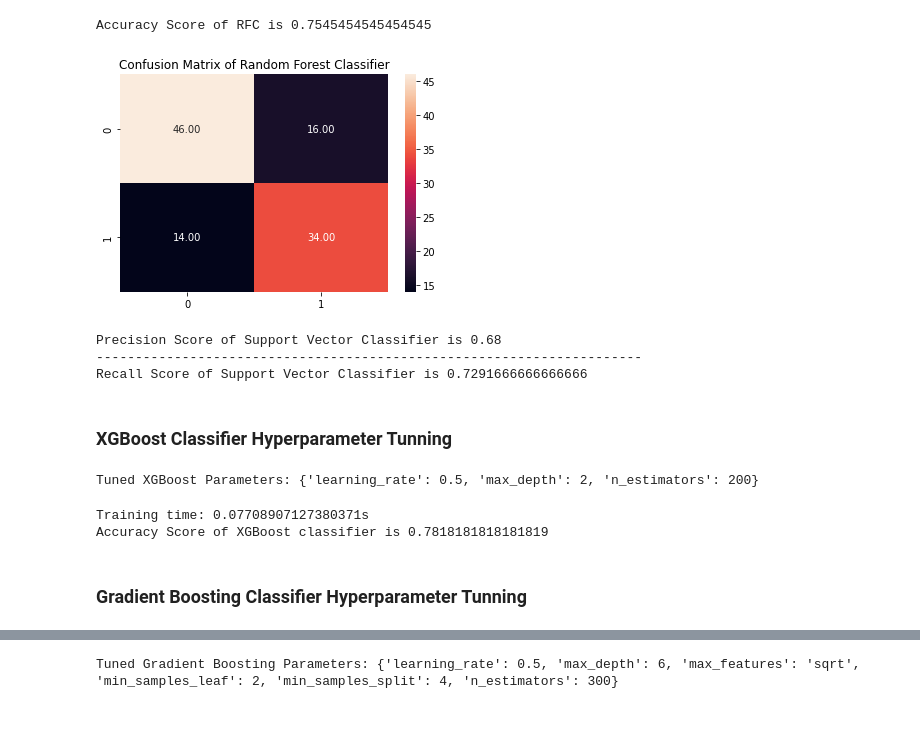
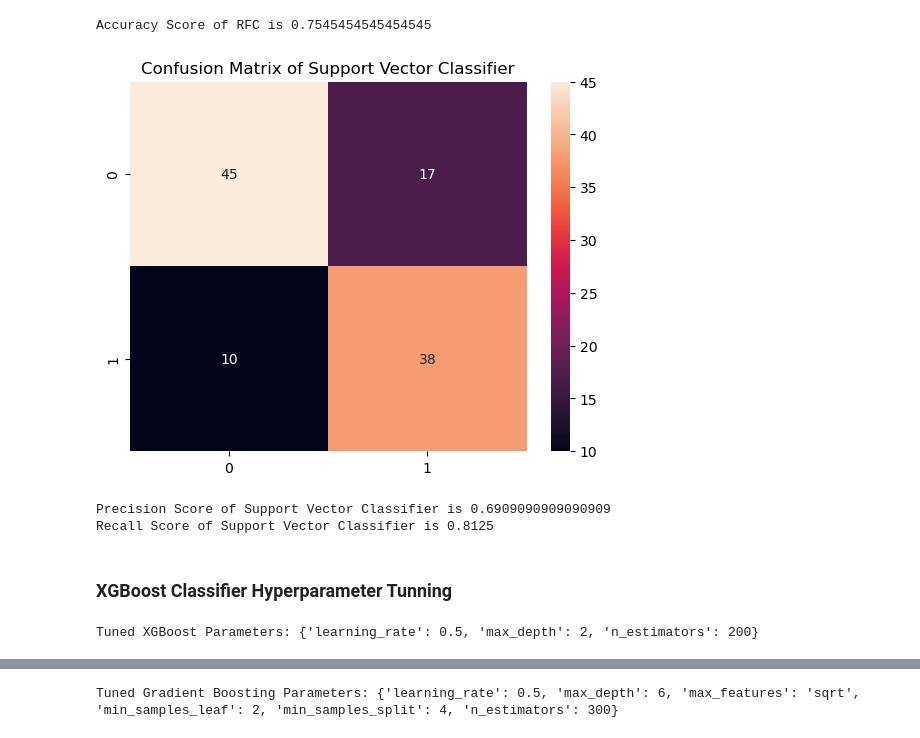
Before and after one commit to YixuanJiao04/Breast-Cancer-Classification, a Jupyter notebook: Liver_Cirhosis_Prediction_final.ipynb, the cells around one changed output, grey strips where cells are left out. Drawn from its saved outputs; the diff is of its cells as text; code cells hidden in the pictures.

```diff
--- a/Liver_Cirhosis_Prediction_final.ipynb
+++ b/Liver_Cirhosis_Prediction_final.ipynb
@@ -401,65 +393,43 @@ print("Accuracy Score of RFC is {}".format(svc_test_score))
 # %% [output]
 Accuracy Score of RFC is 0.7545454545454545
 # %%
-# computing confusion matrix for RFC model and visualizing it using heatmap
+# computing confusion matrix
 svc_cm = metrics.confusion_matrix(y_test,svc_y_pred)
-sns.heatmap(svc_cm,annot=True,fmt=".2f")
+sns.heatmap(svc_cm,annot=True)
 plt.title("Confusion Matrix of Support Vector Classifier")
 plt.show()
 # %% [output]
-[figure, old version]
+[figure, new version]
 # %%
 # computing precision score and recall score for SVM Classifier
 svc_precision_score = metrics.precision_score(y_test,svc_y_pred)
 print("Precision Score of Support Vector Classifier is {}".format(svc_precision_score))
 
-print("-" * 70)
-
 rfc_recall_score = metrics.recall_score(y_test,rfc_y_pred)
 print("Recall Score of Support Vector Classifier is {}".format(rfc_recall_score))
 # %% [output]
-Precision Score of Support Vector Classifier is 0.68
-----------------------------------------------------------------------
-Recall Score of Support Vector Classifier is 0.7291666666666666
+Precision Score of Support Vector Classifier is 0.6909090909090909
+Recall Score of Support Vector Classifier is 0.8125
-# %% [markdown]
-### XGBoost Classifier Hyperparameter Tunning
-# %%
-# Define the hyperparameters to be tuned
-param_grid = {
-    'n_estimators': [50, 100, 200, 300],
-    'learning_rate': [0.01, 0.1, 0.5],
-    'max_depth': [2, 4, 6]
-}
-
-# Create the XGBoost Classifier object
-xgb = XGBClassifier()
-
-# Apply Grid Search CV to tune for the best hyperparameters
-grid_search = GridSearchCV(xgb, param_grid=param_grid, cv=5)
-
-# Fit the model with training data
-grid_search.fit(X_train, y_train)
-
-# Print the best hyperparameters and the best score
-print("Tuned XGBoost Parameters: {}".format(grid_search.best_params_))
-# %% [output]
-Tuned XGBoost Parameters: {'learning_rate': 0.5, 'max_depth': 2, 'n_estimators': 200}
-# %%
-# initiating Gradient Boosting classifier model with the best parameters
-xgb_final = XGBClassifier(learning_rate = 0.5, max_depth = 2, n_estimators = 200)
-# fitting it on the training data
-start = time.time()
-# prints: Training time: 0.20307230949401855s
-xgb_final.fit(X_train,y_train)
-stop = time.time()
-print(f"Training time: {stop - start}s")
-# prediction on the test data
-xgb_y_pred = xgb_final.predict(X_test)
-# computing accuracy score rfc model
-xgb_test_score = metrics.accuracy_score(y_test,xgb_y_pred)
-print("Accuracy Score of XGBoost classifier is {}".format(xgb_test_score))
-# %% [output]
-Training time: 0.07708907127380371s
-Accuracy Score of XGBoost classifier is 0.7818181818181819
-# %% [markdown]
-### Gradient Boosting Classifier Hyperparameter Tunning
+# %% [markdown]
+### XGBoost Classifier Hyperparameter Tunning
+# %%
+# Define the hyperparameters to be tuned
+param_grid = {
+    'n_estimators': [50, 100, 200, 300],
+    'learning_rate': [0.01, 0.1, 0.5],
+    'max_depth': [2, 4, 6]
+}
+
+# Create the XGBoost Classifier object
+xgb = XGBClassifier()
+
+# Apply Grid Search CV to tune for the best hyperparameters
+grid_search = GridSearchCV(xgb, param_grid=param_grid, cv=5)
+
+# Fit the model with training data
+grid_search.fit(X_train, y_train)
+
+# Print the best hyperparameters and the best score
+print("Tuned XGBoost Parameters: {}".format(grid_search.best_params_))
+# %% [output]
+Tuned XGBoost Parameters: {'learning_rate': 0.5, 'max_depth': 2, 'n_estimators': 200}
```
Also changed, not shown: parts of 25 cells of this notebook.
